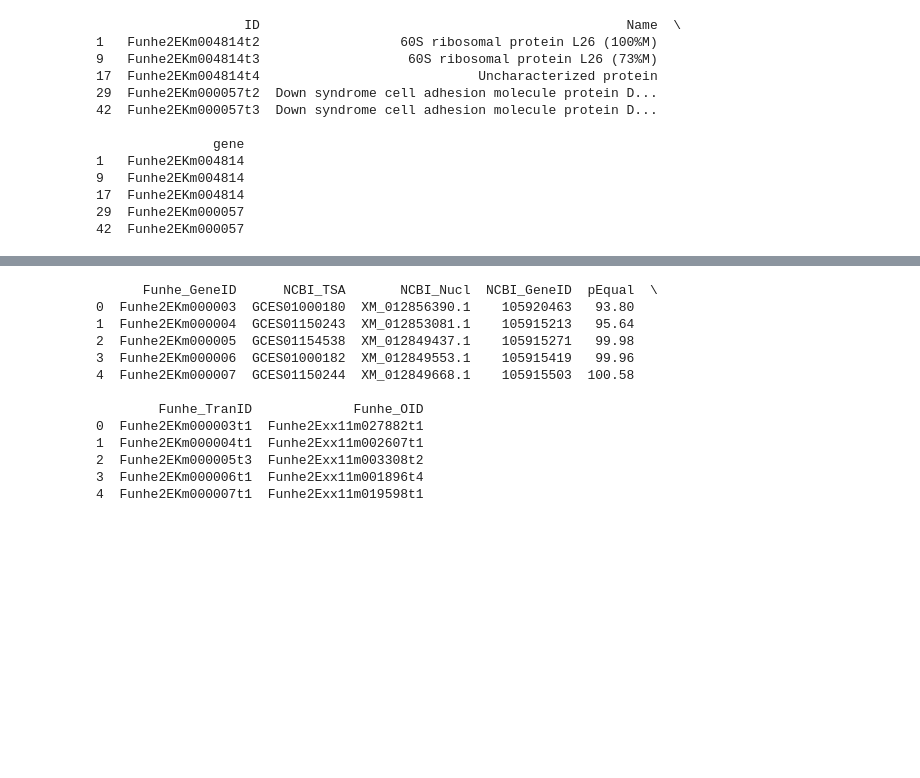
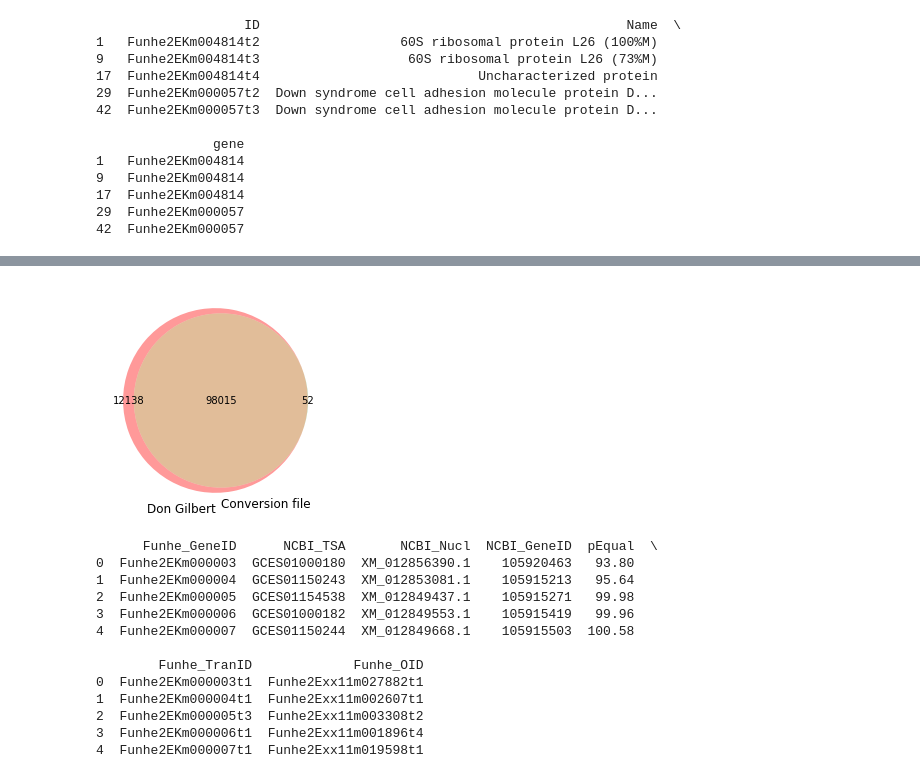
Before and after one commit to johnsolk/Fundulus_heteroclitus_genome_stats, a Jupyter notebook: Fundulus_heteroclitus_genome_stats.ipynb, the cells around one changed output, grey strips where cells are left out. Cells and saved outputs as stored; diff of their text form; code cells hidden in the pictures; blank space fills up the shorter version.

```diff
--- a/Fundulus_heteroclitus_genome_stats.ipynb
+++ b/Fundulus_heteroclitus_genome_stats.ipynb
@@ -408,3 +563,11 @@ print(NCBI_genenames.shape)
+# %%
+venn2(subsets = (len(transcriptID_Funhe2EK_DG)-len(transcriptID_Funhe2EK_DG.intersection(transcriptID_Funhe2EK_overlap)),
+                 len(transcriptID_Funhe2EK_overlap)-len(transcriptID_Funhe2EK_DG.intersection(transcriptID_Funhe2EK_overlap)),
+                 len(transcriptID_Funhe2EK_DG.intersection(transcriptID_Funhe2EK_overlap))),
+      set_labels = ('Don Gilbert', 'Conversion file'))
+plt.show()
+# %% [output]
+[figure, added]
 # %%
 convert_table = pd.read_table("http://arthropods.eugenes.org/EvidentialGene/killifish/submitset/genome_annotation/kfish2_genequal_evgncbi.txt")
 # %%
```
Also changed, not shown: parts of 101 cells of this notebook, 3 other files.
